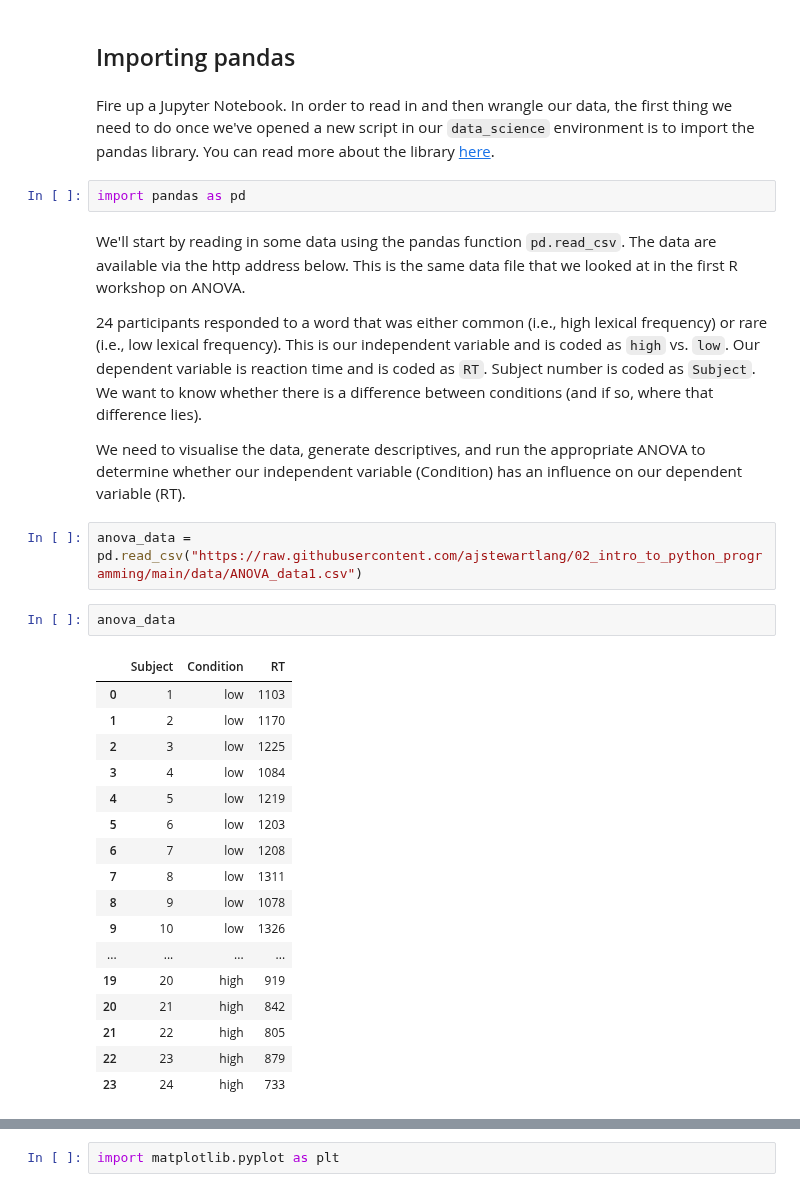
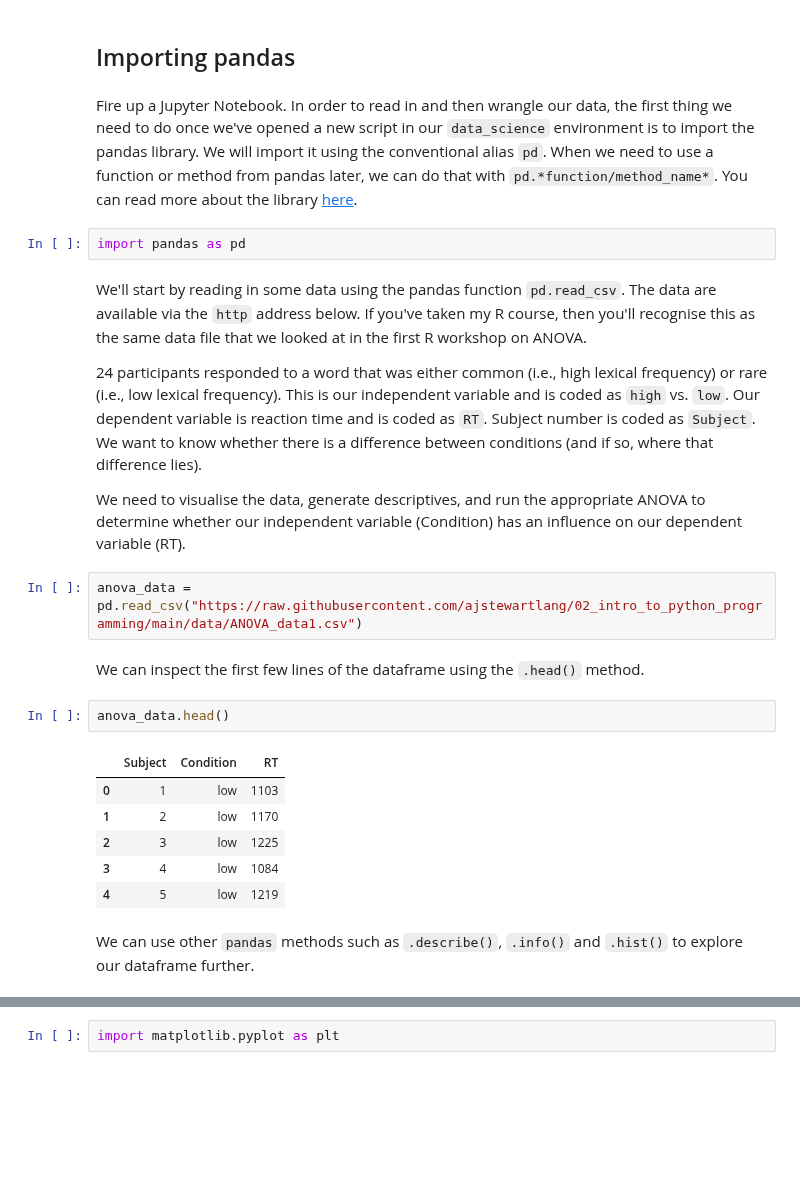
Before and after one commit to ajstewartlang/02_intro_to_python_programming, a Jupyter notebook: pandas.ipynb, the cells around one changed output, grey strips where cells are left out. Cells and saved outputs as stored; diff of their text form; blank space fills up the shorter version.

```diff
--- a/pandas.ipynb
+++ b/pandas.ipynb
@@ -13,34 +13,27 @@ In this workshop we will focus on using Python libraries for data wrangling, vis
 # %% [markdown]
 ## Importing pandas
 # %% [markdown]
-Fire up a Jupyter Notebook. In order to read in and then wrangle our data, the first thing we need to do once we've opened a new script in our `data_science` environment is to import the pandas library. You can read more about the library [here](https://pandas.pydata.org/).
+Fire up a Jupyter Notebook. In order to read in and then wrangle our data, the first thing we need to do once we've opened a new script in our `data_science` environment is to import the pandas library. We will import it using the conventional alias `pd`. When we need to use a function or method from pandas later, we can do that with `pd.*function/method_name*`. You can read more about the library [here](https://pandas.pydata.org/).
 # %%
 import pandas as pd
 # %% [markdown]
-We'll start by reading in some data using the pandas function `pd.read_csv`. The data are available via the http address below. This is the same data file that we looked at in the first R workshop on ANOVA.
+We'll start by reading in some data using the pandas function `pd.read_csv`. The data are available via the `http` address below. If you've taken my R course, then you'll recognise this as the same data file that we looked at in the first R workshop on ANOVA.
 
 24 participants responded to a word that was either common (i.e., high lexical frequency) or rare (i.e., low lexical frequency). This is our independent variable and is coded as `high` vs. `low`. Our dependent variable is reaction time and is coded as `RT`. Subject number is coded as `Subject`. We want to know whether there is a difference between conditions (and if so, where that difference lies).
 
 We need to visualise the data, generate descriptives, and run the appropriate ANOVA to determine whether our independent variable (Condition) has an influence on our dependent variable (RT).
 # %%
 anova_data = pd.read_csv("https://raw.githubusercontent.com/ajstewartlang/02_intro_to_python_programming/main/data/ANOVA_data1.csv")
+# %% [markdown]
+We can inspect the first few lines of the dataframe using the `.head()` method.
 # %%
-anova_data
+anova_data.head()
 # %% [output]
 |  | Subject | Condition | RT |
 | 0 | 1 | low | 1103 |
 | 1 | 2 | low | 1170 |
 | 2 | 3 | low | 1225 |
 | 3 | 4 | low | 1084 |
 | 4 | 5 | low | 1219 |
-| 5 | 6 | low | 1203 |
-| 6 | 7 | low | 1208 |
-| 7 | 8 | low | 1311 |
-| 8 | 9 | low | 1078 |
-| 9 | 10 | low | 1326 |
-| ... | ... | ... | ... |
-| 19 | 20 | high | 919 |
-| 20 | 21 | high | 842 |
-| 21 | 22 | high | 805 |
-| 22 | 23 | high | 879 |
-| 23 | 24 | high | 733 |
+# %% [markdown]
+We can use other `pandas` methods such as `.describe()`, `.info()` and `.hist()` to explore our dataframe further.
```
Also changed, not shown: parts of 67 cells of this notebook.
